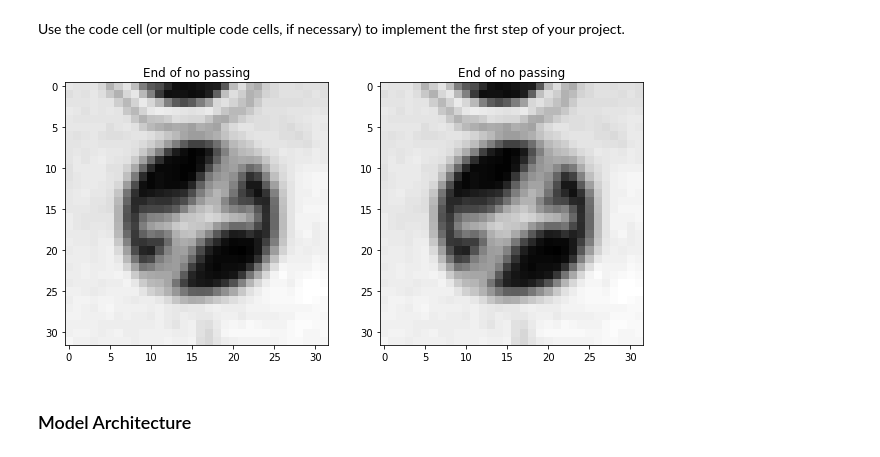
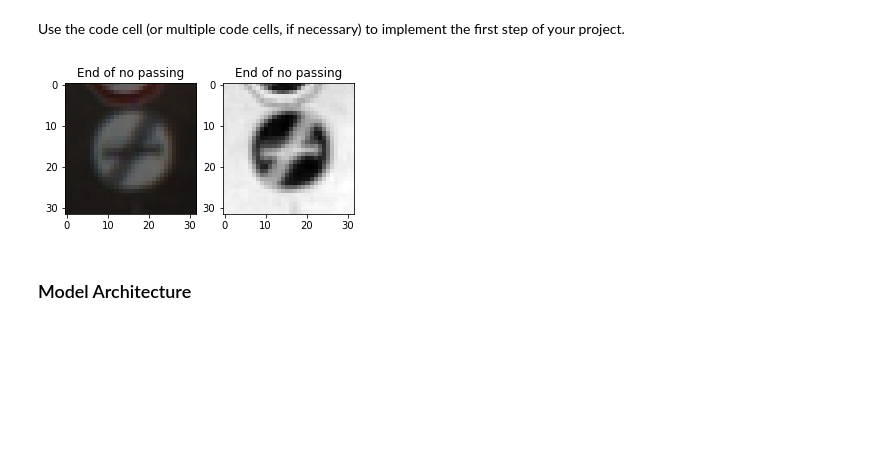
Before and after one commit to rudi77/sdc, a Jupyter notebook: project2/Traffic_Sign_Classifier.ipynb, the cells around one changed output. Cells and saved outputs as stored; diff of their text form; code cells hidden in the pictures; blank space fills up the shorter version.

```diff
--- a/project2/Traffic_Sign_Classifier.ipynb
+++ b/project2/Traffic_Sign_Classifier.ipynb
@@ -245,26 +240,27 @@ Use the code cell (or multiple code cells, if necessary) to implement the first
 # %%
 # Convert each image to grayscale
 X_train_gray = [da.grayscale(image) for image in X_train]
 X_valid_gray = [da.grayscale(image) for image in X_valid]
 X_test_gray  = [da.grayscale(image) for image in X_test]
 
 # Normalize images
 X_train_normalized = [da.normalize(image) for image in X_train_gray]
 X_valid_normalized = [da.normalize(image) for image in X_valid_gray]
 X_test_normalized = [da.normalize(image) for image in X_test_gray]
 
 # Reshape images
 X_train_new = [da.expand(image) for image in X_train_normalized]
 X_valid_new = [da.expand(image) for image in X_valid_normalized]
 X_test_new = [da.expand(image) for image in X_test_normalized]
 
 # show output of pre-processing methods
-images = [X_train_gray[10], X_train_normalized[10]]
+images = [X_train[10], X_train_normalized[10]]
 labels = [y_train[10], y_train[10]]
 
+dplt.set_plotsize(8,16)
 dplt.showimages(images, labels, counts=2, rows=1, cols=3, isRandom=False, isGray=True, labelconverter=classid_to_trafficsign_name)
 # %% [output]
-[figure, old version]
+[figure, new version]
 # %% [markdown]
 ### Model Architecture
 # %%
```
Also changed, not shown: parts of 10 cells of this notebook, 2 other files.
